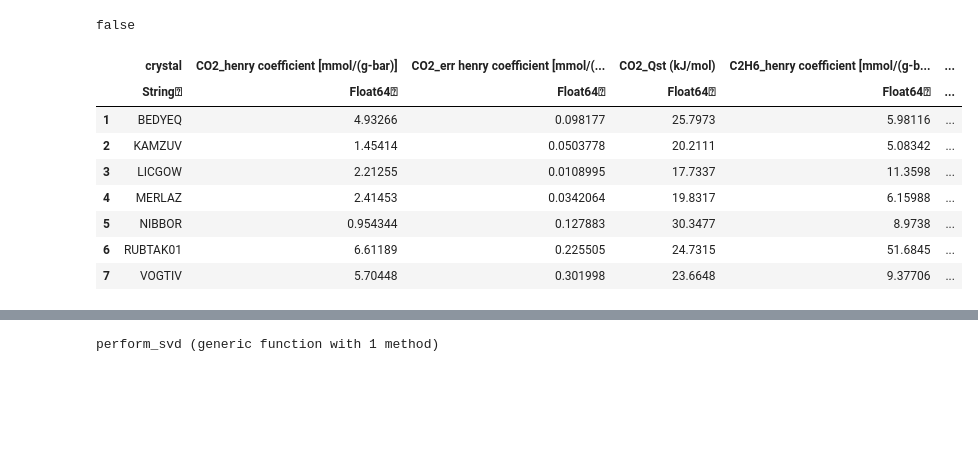
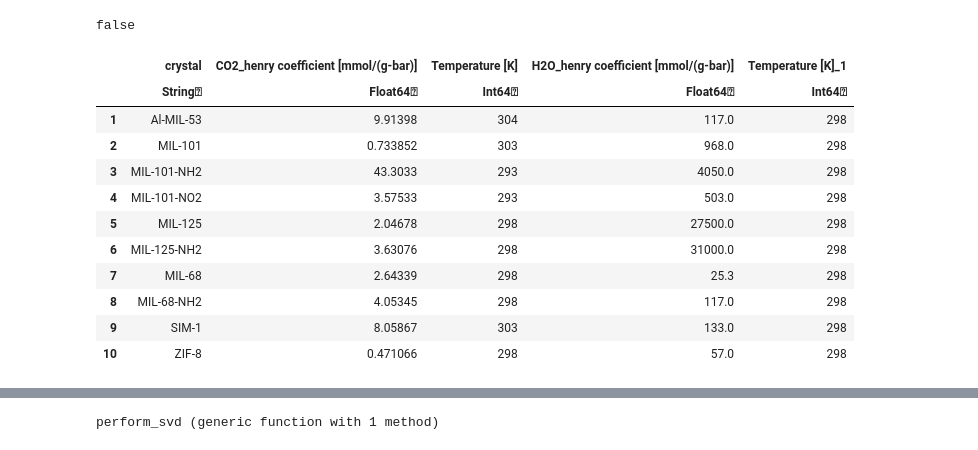
Before and after one commit to SimonEnsemble/sensor_arrays, a Jupyter notebook: src/Sensor_notebook.ipynb, the cells around one changed output, grey strips where cells are left out. Drawn from its saved outputs; the diff is of its cells as text; code cells hidden in the pictures; blank space fills up the shorter version.

```diff
--- a/src/Sensor_notebook.ipynb
+++ b/src/Sensor_notebook.ipynb
@@ -15,23 +15,26 @@ false
 # %%
 #Read in MOFs
 
-_df_henry = CSV.read("../data/henry_constants_16Nov.csv")
+_df_henry = CSV.read("../data/expt_henry_coefs.csv")
 for (i, xtal) in enumerate(_df_henry[:crystal])
     # Check replace() out for string replacement
     _df_henry[i, :crystal] = split(split(_df_henry[i, :crystal], ".cif")[1], "_")[1]
 end
 dropmissing!(_df_henry)
 global const df_henry = deepcopy(_df_henry)
 # %% [output]
-|  | crystal | CO2_henry coefficient [mmol/(g-bar)] | CO2_err henry coefficient [mmol/(... | CO2_Qst (kJ/mol) | C2H6_henry coefficient [mmol/(g-b... | ... |
-|  | String⍰ | Float64⍰ | Float64⍰ | Float64⍰ | Float64⍰ | ... |
-| 1 | BEDYEQ | 4.93266 | 0.098177 | 25.7973 | 5.98116 | ... |
-| 2 | KAMZUV | 1.45414 | 0.0503778 | 20.2111 | 5.08342 | ... |
-| 3 | LICGOW | 2.21255 | 0.0108995 | 17.7337 | 11.3598 | ... |
-| 4 | MERLAZ | 2.41453 | 0.0342064 | 19.8317 | 6.15988 | ... |
-| 5 | NIBBOR | 0.954344 | 0.127883 | 30.3477 | 8.9738 | ... |
-| 6 | RUBTAK01 | 6.61189 | 0.225505 | 24.7315 | 51.6845 | ... |
-| 7 | VOGTIV | 5.70448 | 0.301998 | 23.6648 | 9.37706 | ... |
+|  | crystal | CO2_henry coefficient [mmol/(g-bar)] | Temperature [K] | H2O_henry coefficient [mmol/(g-bar)] | Temperature [K]_1 |
+|  | String⍰ | Float64⍰ | Int64⍰ | Float64⍰ | Int64⍰ |
+| 1 | Al-MIL-53 | 9.91398 | 304 | 117.0 | 298 |
+| 2 | MIL-101 | 0.733852 | 303 | 968.0 | 298 |
+| 3 | MIL-101-NH2 | 43.3033 | 293 | 4050.0 | 298 |
+| 4 | MIL-101-NO2 | 3.57533 | 293 | 503.0 | 298 |
+| 5 | MIL-125 | 2.04678 | 298 | 27500.0 | 298 |
+| 6 | MIL-125-NH2 | 3.63076 | 298 | 31000.0 | 298 |
+| 7 | MIL-68 | 2.64339 | 298 | 25.3 | 298 |
+| 8 | MIL-68-NH2 | 4.05345 | 298 | 117.0 | 298 |
+| 9 | SIM-1 | 8.05867 | 303 | 133.0 | 298 |
+| 10 | ZIF-8 | 0.471066 | 298 | 57.0 | 298 |
 # %%
 data = df_henry[Symbol("CO2_henry coefficient [mmol/(g-bar)]")]
 plt[:hist](data)
```
Also changed, not shown: parts of 19 cells of this notebook, 1 other file.
